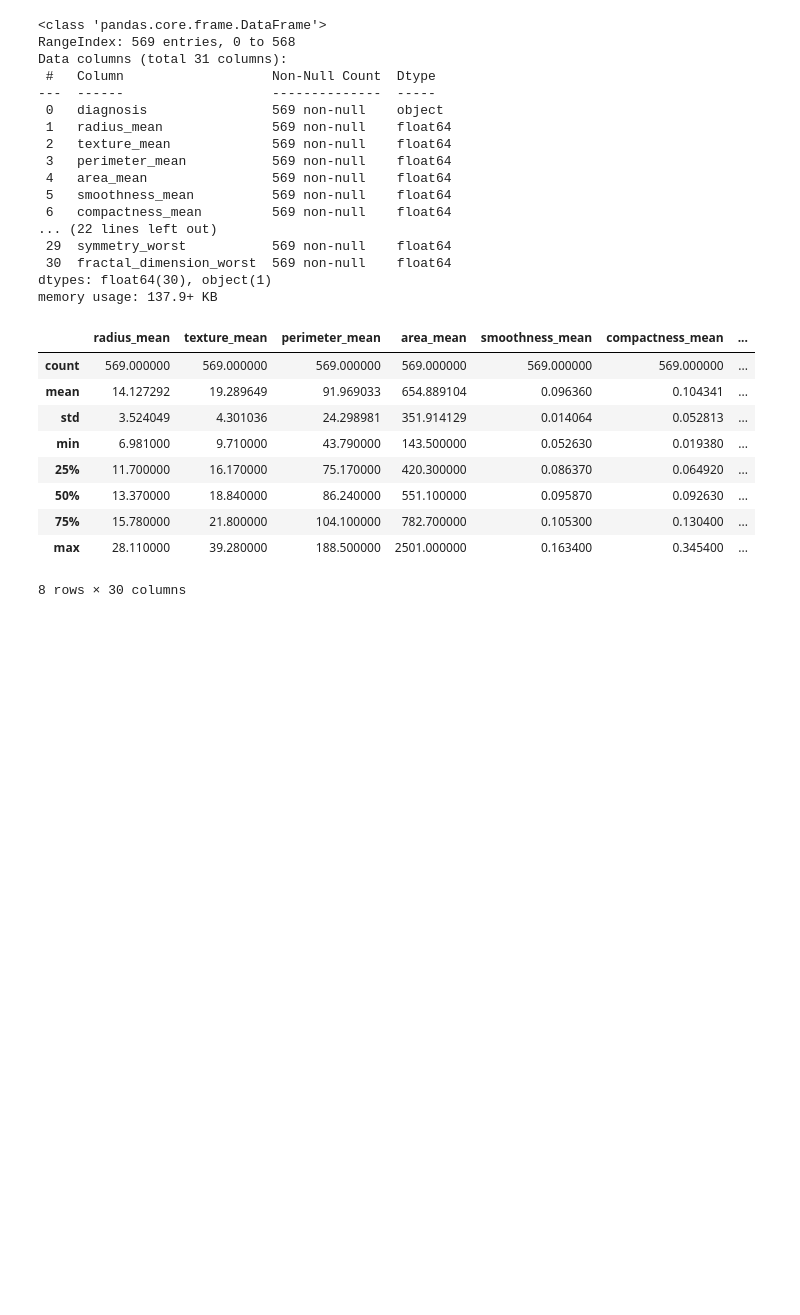
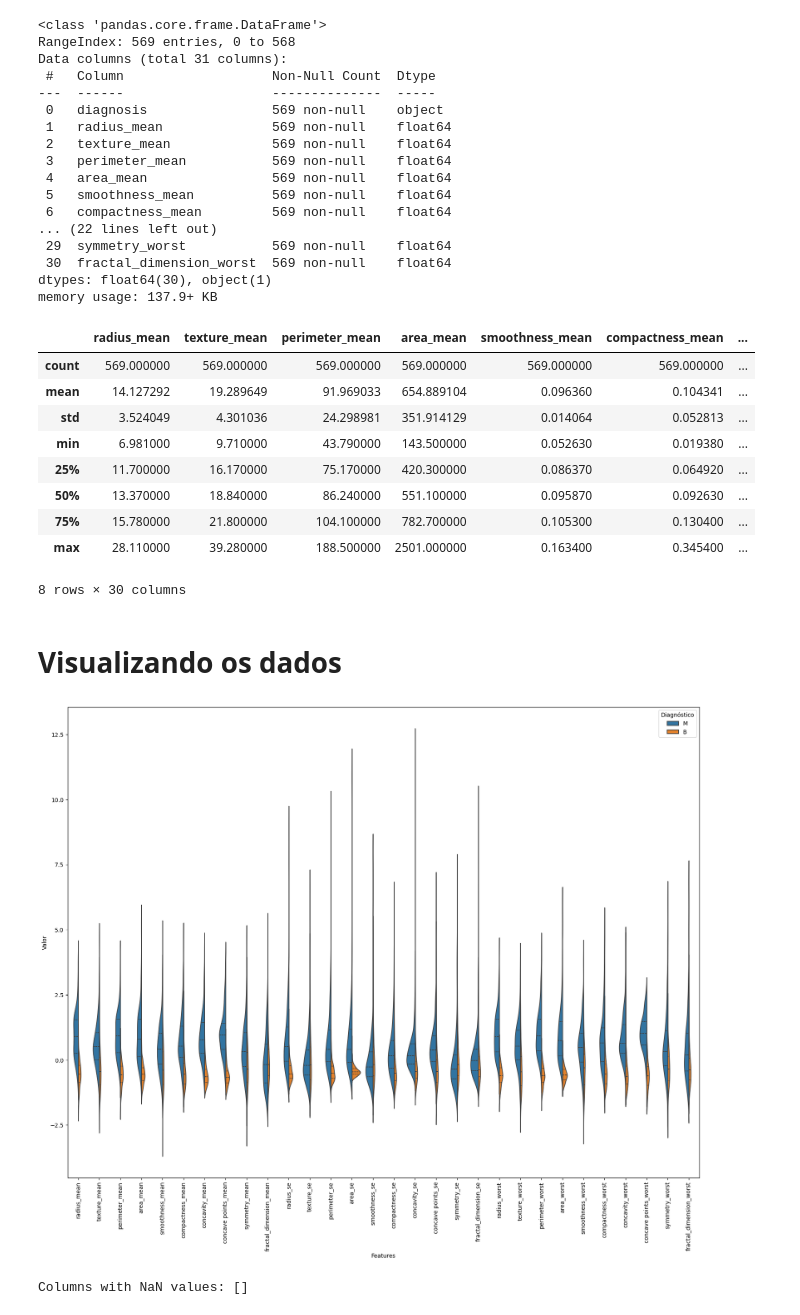
Before and after one commit to caioopra/trab_final_ML, a Jupyter notebook: src/binary_classification.ipynb, the cells around one changed output. Cells and saved outputs as stored; diff of their text form; code cells hidden in the pictures; blank space fills up the shorter version.

Commit message:
Data analysis and visualization for cancer dataset

```diff
--- a/src/binary_classification.ipynb
+++ b/src/binary_classification.ipynb
@@ -98,3 +101,29 @@ df.describe()
 | 75% | 15.780000 | 21.800000 | 104.100000 | 782.700000 | 0.105300 | 0.130400 | ... |
 | max | 28.110000 | 39.280000 | 188.500000 | 2501.000000 | 0.163400 | 0.345400 | ... |
 8 rows × 30 columns
+# %% [markdown]
+# Visualizando os dados
+# %%
+data_diagnostic = y
+data = X
+std_data = (data - data.mean()) / (data.std())  # standardization
+
+data = pd.concat([y, std_data], axis=1)
+data = pd.melt(data, id_vars="diagnosis", var_name="features", value_name="value")
+
+plt.figure(figsize=(20, 15))
+sns.violinplot(
+    x="features", y="value", hue="diagnosis", data=data, split=True, inner="quart"
+)
+plt.xticks(rotation=90)
+plt.xlabel("Features")
+plt.ylabel("Valor")
+plt.legend(title="Diagnóstico")
+plt.show()
+# %% [output]
+[figure, added]
+# %%
+nan_columns = df.columns[df.isna().any()].tolist()
+print(f"Columns with NaN values: {nan_columns}")
+# %% [output]
+Columns with NaN values: []
```
Also changed, not shown: parts of 11 cells of this notebook, 1 other file.
